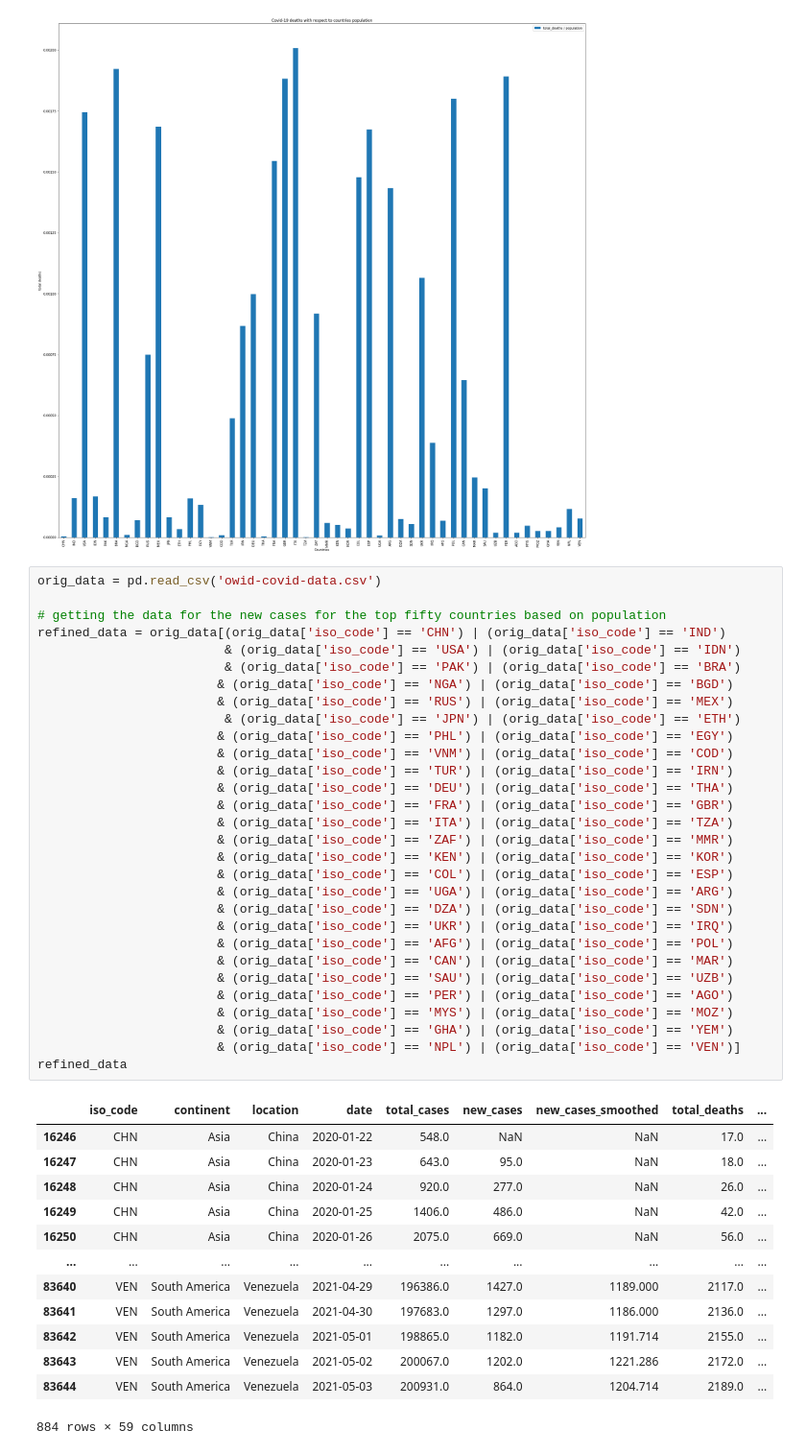
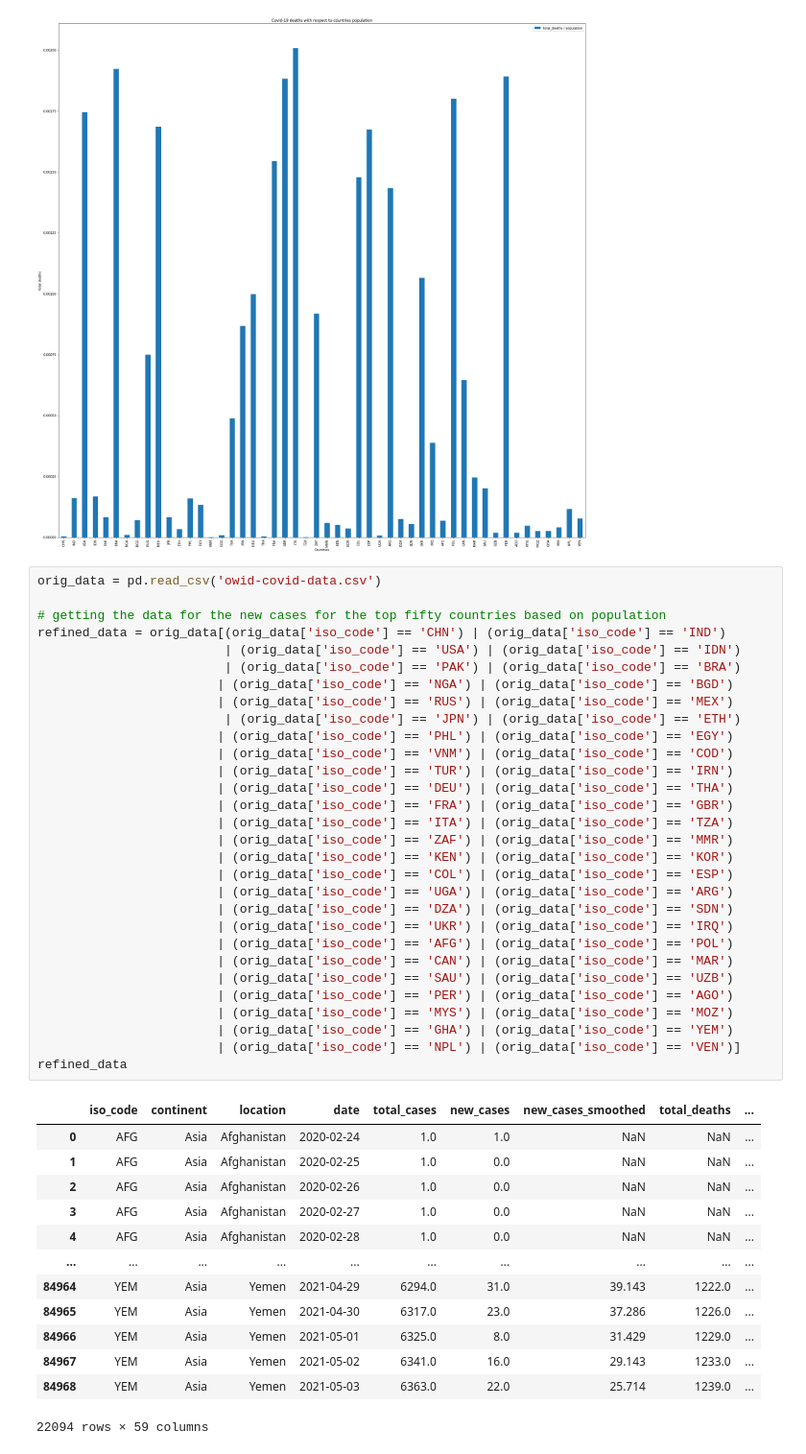
Before and after one commit to JonathanPro2/FinalProject320-, a Jupyter notebook: Final_Tutorial_320 .ipynb, the cells around one changed output. Shown: that part at 96% size. Saved outputs shown, nothing was run; the diff lists cells and outputs as text.

Commit message:
fixed data

```diff
--- a/Final_Tutorial_320 .ipynb
+++ b/Final_Tutorial_320 .ipynb
@@ -180,44 +180,44 @@ Text(0, 0.5, 'total deaths')
 # %%
 orig_data = pd.read_csv('owid-covid-data.csv')
 
 # getting the data for the new cases for the top fifty countries based on population
 refined_data = orig_data[(orig_data['iso_code'] == 'CHN') | (orig_data['iso_code'] == 'IND')
-                         & (orig_data['iso_code'] == 'USA') | (orig_data['iso_code'] == 'IDN')
-                         & (orig_data['iso_code'] == 'PAK') | (orig_data['iso_code'] == 'BRA')
-                        & (orig_data['iso_code'] == 'NGA') | (orig_data['iso_code'] == 'BGD')
-                        & (orig_data['iso_code'] == 'RUS') | (orig_data['iso_code'] == 'MEX')
-                         & (orig_data['iso_code'] == 'JPN') | (orig_data['iso_code'] == 'ETH')
-                        & (orig_data['iso_code'] == 'PHL') | (orig_data['iso_code'] == 'EGY')
-                        & (orig_data['iso_code'] == 'VNM') | (orig_data['iso_code'] == 'COD')
-                        & (orig_data['iso_code'] == 'TUR') | (orig_data['iso_code'] == 'IRN')
-                        & (orig_data['iso_code'] == 'DEU') | (orig_data['iso_code'] == 'THA')
-                        & (orig_data['iso_code'] == 'FRA') | (orig_data['iso_code'] == 'GBR')
-                        & (orig_data['iso_code'] == 'ITA') | (orig_data['iso_code'] == 'TZA')
-                        & (orig_data['iso_code'] == 'ZAF') | (orig_data['iso_code'] == 'MMR')
-                        & (orig_data['iso_code'] == 'KEN') | (orig_data['iso_code'] == 'KOR')
-                        & (orig_data['iso_code'] == 'COL') | (orig_data['iso_code'] == 'ESP')
-                        & (orig_data['iso_code'] == 'UGA') | (orig_data['iso_code'] == 'ARG')
-                        & (orig_data['iso_code'] == 'DZA') | (orig_data['iso_code'] == 'SDN')
-                        & (orig_data['iso_code'] == 'UKR') | (orig_data['iso_code'] == 'IRQ')
-                        & (orig_data['iso_code'] == 'AFG') | (orig_data['iso_code'] == 'POL')
-                        & (orig_data['iso_code'] == 'CAN') | (orig_data['iso_code'] == 'MAR')
-                        & (orig_data['iso_code'] == 'SAU') | (orig_data['iso_code'] == 'UZB')
-                        & (orig_data['iso_code'] == 'PER') | (orig_data['iso_code'] == 'AGO')
-                        & (orig_data['iso_code'] == 'MYS') | (orig_data['iso_code'] == 'MOZ')
-                        & (orig_data['iso_code'] == 'GHA') | (orig_data['iso_code'] == 'YEM')
-                        & (orig_data['iso_code'] == 'NPL') | (orig_data['iso_code'] == 'VEN')]
+                         | (orig_data['iso_code'] == 'USA') | (orig_data['iso_code'] == 'IDN')
+                         | (orig_data['iso_code'] == 'PAK') | (orig_data['iso_code'] == 'BRA')
+                        | (orig_data['iso_code'] == 'NGA') | (orig_data['iso_code'] == 'BGD')
+                        | (orig_data['iso_code'] == 'RUS') | (orig_data['iso_code'] == 'MEX')
+                         | (orig_data['iso_code'] == 'JPN') | (orig_data['iso_code'] == 'ETH')
+                        | (orig_data['iso_code'] == 'PHL') | (orig_data['iso_code'] == 'EGY')
+                        | (orig_data['iso_code'] == 'VNM') | (orig_data['iso_code'] == 'COD')
+                        | (orig_data['iso_code'] == 'TUR') | (orig_data['iso_code'] == 'IRN')
+                        | (orig_data['iso_code'] == 'DEU') | (orig_data['iso_code'] == 'THA')
+                        | (orig_data['iso_code'] == 'FRA') | (orig_data['iso_code'] == 'GBR')
+                        | (orig_data['iso_code'] == 'ITA') | (orig_data['iso_code'] == 'TZA')
+                        | (orig_data['iso_code'] == 'ZAF') | (orig_data['iso_code'] == 'MMR')
+                        | (orig_data['iso_code'] == 'KEN') | (orig_data['iso_code'] == 'KOR')
+                        | (orig_data['iso_code'] == 'COL') | (orig_data['iso_code'] == 'ESP')
+                        | (orig_data['iso_code'] == 'UGA') | (orig_data['iso_code'] == 'ARG')
+                        | (orig_data['iso_code'] == 'DZA') | (orig_data['iso_code'] == 'SDN')
+                        | (orig_data['iso_code'] == 'UKR') | (orig_data['iso_code'] == 'IRQ')
+                        | (orig_data['iso_code'] == 'AFG') | (orig_data['iso_code'] == 'POL')
+                        | (orig_data['iso_code'] == 'CAN') | (orig_data['iso_code'] == 'MAR')
+                        | (orig_data['iso_code'] == 'SAU') | (orig_data['iso_code'] == 'UZB')
+                        | (orig_data['iso_code'] == 'PER') | (orig_data['iso_code'] == 'AGO')
+                        | (orig_data['iso_code'] == 'MYS') | (orig_data['iso_code'] == 'MOZ')
+                        | (orig_data['iso_code'] == 'GHA') | (orig_data['iso_code'] == 'YEM')
+                        | (orig_data['iso_code'] == 'NPL') | (orig_data['iso_code'] == 'VEN')]
 refined_data
 # %% [output]
 |  | iso_code | continent | location | date | total_cases | new_cases | new_cases_smoothed | total_deaths | ... |
-| 16246 | CHN | Asia | China | 2020-01-22 | 548.0 | NaN | NaN | 17.0 | ... |
-| 16247 | CHN | Asia | China | 2020-01-23 | 643.0 | 95.0 | NaN | 18.0 | ... |
-| 16248 | CHN | Asia | China | 2020-01-24 | 920.0 | 277.0 | NaN | 26.0 | ... |
-| 16249 | CHN | Asia | China | 2020-01-25 | 1406.0 | 486.0 | NaN | 42.0 | ... |
-| 16250 | CHN | Asia | China | 2020-01-26 | 2075.0 | 669.0 | NaN | 56.0 | ... |
+| 0 | AFG | Asia | Afghanistan | 2020-02-24 | 1.0 | 1.0 | NaN | NaN | ... |
+| 1 | AFG | Asia | Afghanistan | 2020-02-25 | 1.0 | 0.0 | NaN | NaN | ... |
+| 2 | AFG | Asia | Afghanistan | 2020-02-26 | 1.0 | 0.0 | NaN | NaN | ... |
+| 3 | AFG | Asia | Afghanistan | 2020-02-27 | 1.0 | 0.0 | NaN | NaN | ... |
+| 4 | AFG | Asia | Afghanistan | 2020-02-28 | 1.0 | 0.0 | NaN | NaN | ... |
 | ... | ... | ... | ... | ... | ... | ... | ... | ... | ... |
-| 83640 | VEN | South America | Venezuela | 2021-04-29 | 196386.0 | 1427.0 | 1189.000 | 2117.0 | ... |
-| 83641 | VEN | South America | Venezuela | 2021-04-30 | 197683.0 | 1297.0 | 1186.000 | 2136.0 | ... |
-| 83642 | VEN | South America | Venezuela | 2021-05-01 | 198865.0 | 1182.0 | 1191.714 | 2155.0 | ... |
-| 83643 | VEN | South America | Venezuela | 2021-05-02 | 200067.0 | 1202.0 | 1221.286 | 2172.0 | ... |
-| 83644 | VEN | South America | Venezuela | 2021-05-03 | 200931.0 | 864.0 | 1204.714 | 2189.0 | ... |
+| 84964 | YEM | Asia | Yemen | 2021-04-29 | 6294.0 | 31.0 | 39.143 | 1222.0 | ... |
+| 84965 | YEM | Asia | Yemen | 2021-04-30 | 6317.0 | 23.0 | 37.286 | 1226.0 | ... |
+| 84966 | YEM | Asia | Yemen | 2021-05-01 | 6325.0 | 8.0 | 31.429 | 1229.0 | ... |
+| 84967 | YEM | Asia | Yemen | 2021-05-02 | 6341.0 | 16.0 | 29.143 | 1233.0 | ... |
+| 84968 | YEM | Asia | Yemen | 2021-05-03 | 6363.0 | 22.0 | 25.714 | 1239.0 | ... |
-884 rows × 59 columns
+22094 rows × 59 columns
```
